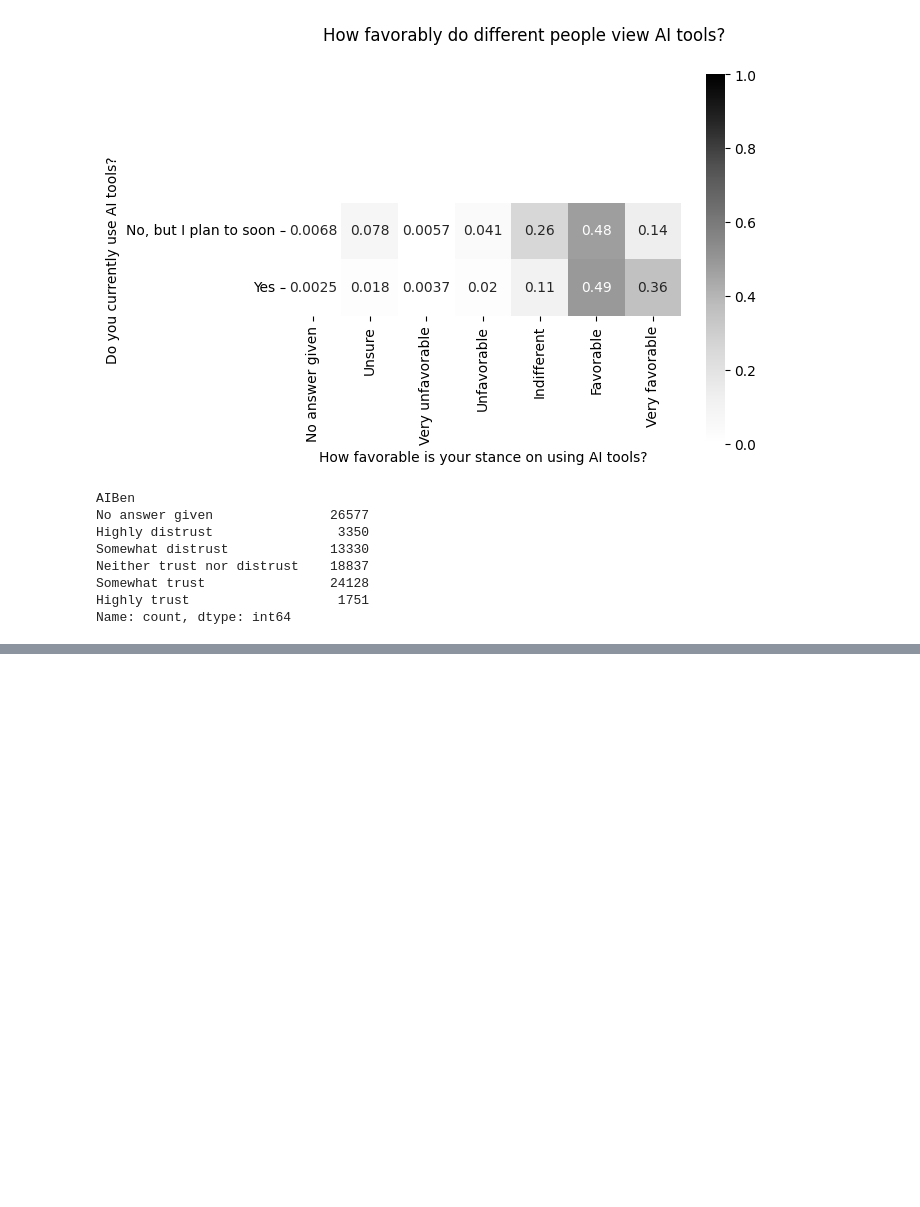
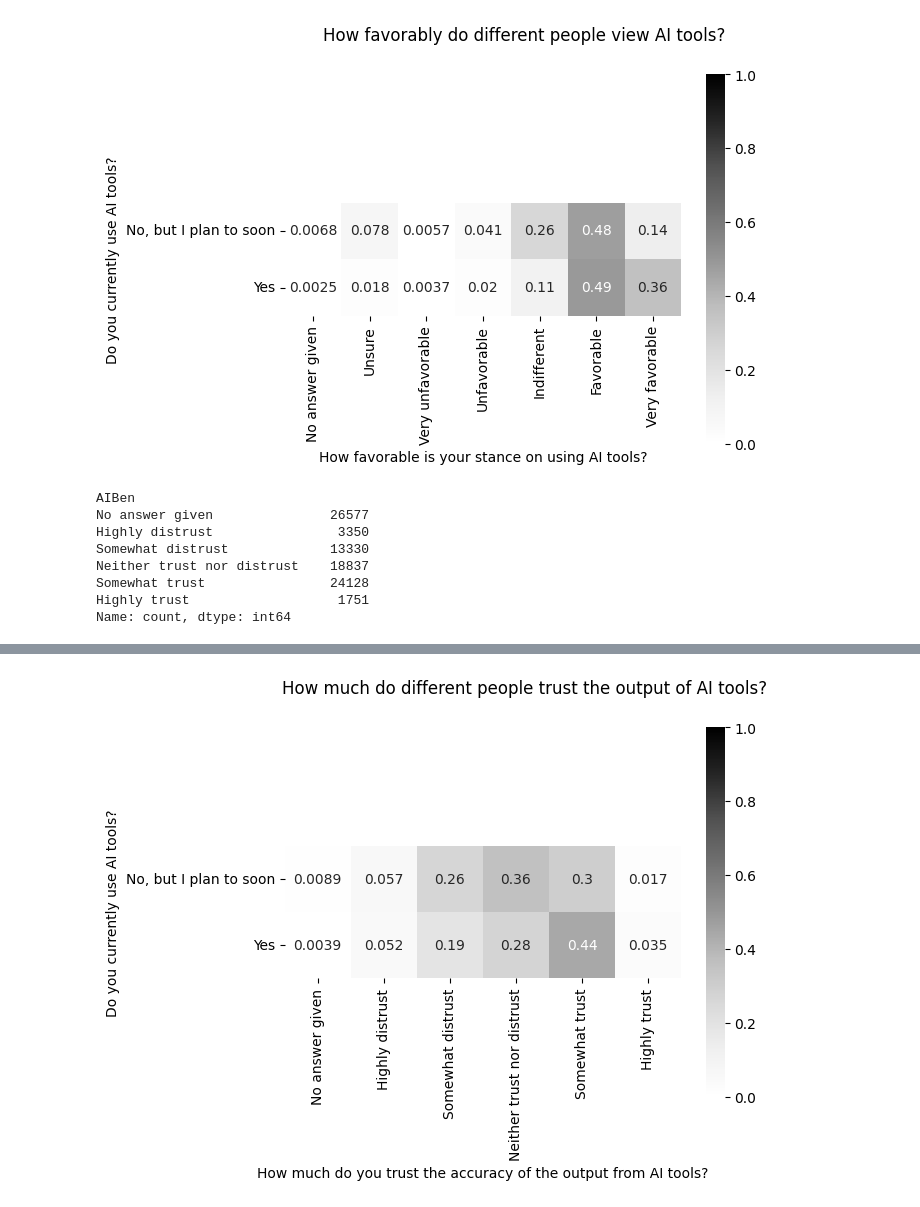
Before and after one commit to jeremysb1/data_analysis_projects, a Jupyter notebook: categorical_data.ipynb, the cells around one changed output, grey strips where cells are left out. Drawn from its saved outputs; the diff is of its cells as text; code cells hidden in the pictures; blank space fills up the shorter version.

Commit message:
added heatmap

```diff
--- a/categorical_data.ipynb
+++ b/categorical_data.ipynb
@@ -317,0 +329,19 @@ Name: count, dtype: int64
+# %%
+fig, axis = create_heatmap(
+    pd.crosstab(
+        index=survey.loc[survey["AISelect"] != "No, and I don't plan to", "AISelect"],
+        columns=survey.loc[survey["AISelect"] != "No, and I don't plan to", "AIBen"],
+        normalize="index"
+    )
+)
+
+fig.suptitle("How much do different people trust the output of AI tools?")
+
+axis.set(
+    xlabel="How much do you trust the accuracy of the output from AI tools?",
+    ylabel="Do you currently use AI tools?"
+)
+
+plt.show()
+# %% [output]
+[figure, added]
```
Also changed, not shown: parts of 1 cell of this notebook.
